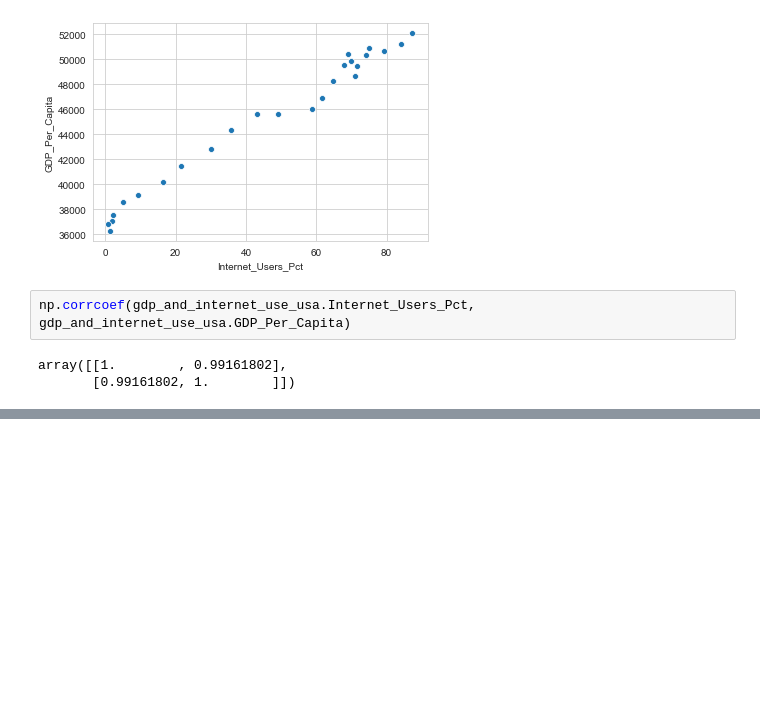
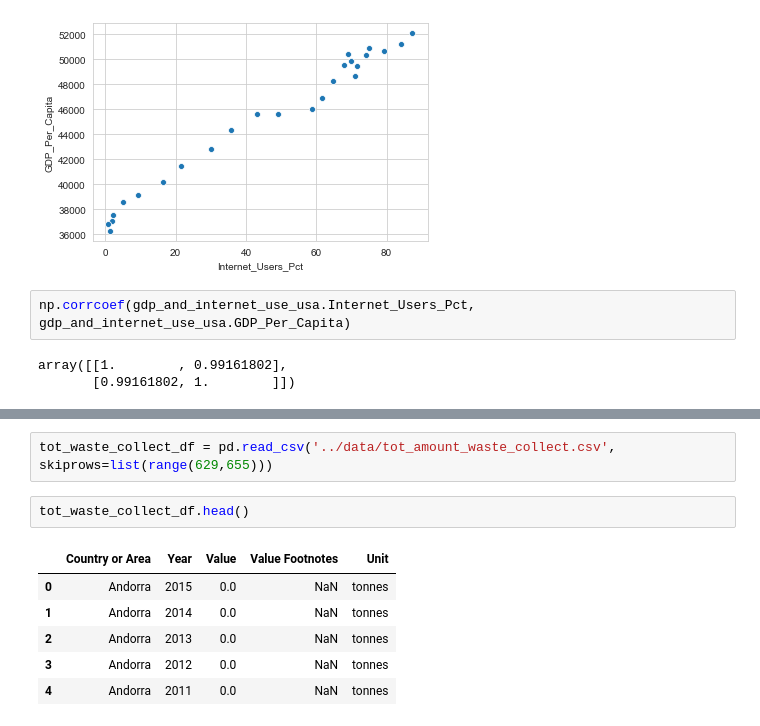
Before and after one commit to nss-data-science-cohort-4/dq1-undata-AmyLG, a Jupyter notebook: notebooks/UN_Data_Exploration.ipynb, the cells around one changed output, grey strips where cells are left out. Saved outputs shown, nothing was run; the diff lists cells and outputs as text; blank space fills up the shorter version.

```diff
--- a/notebooks/UN_Data_Exploration.ipynb
+++ b/notebooks/UN_Data_Exploration.ipynb
@@ -663,0 +769,11 @@ Very string correlation but not sure it's helpful...
+# %%
+tot_waste_collect_df = pd.read_csv('../data/tot_amount_waste_collect.csv', skiprows=list(range(629,655)))
+# %%
+tot_waste_collect_df.head()
+# %% [output]
+|  | Country or Area | Year | Value | Value Footnotes | Unit |
+| 0 | Andorra | 2015 | 0.0 | NaN | tonnes |
+| 1 | Andorra | 2014 | 0.0 | NaN | tonnes |
+| 2 | Andorra | 2013 | 0.0 | NaN | tonnes |
+| 3 | Andorra | 2012 | 0.0 | NaN | tonnes |
+| 4 | Andorra | 2011 | 0.0 | NaN | tonnes |
```
Also changed, not shown: parts of 25 cells of this notebook.
